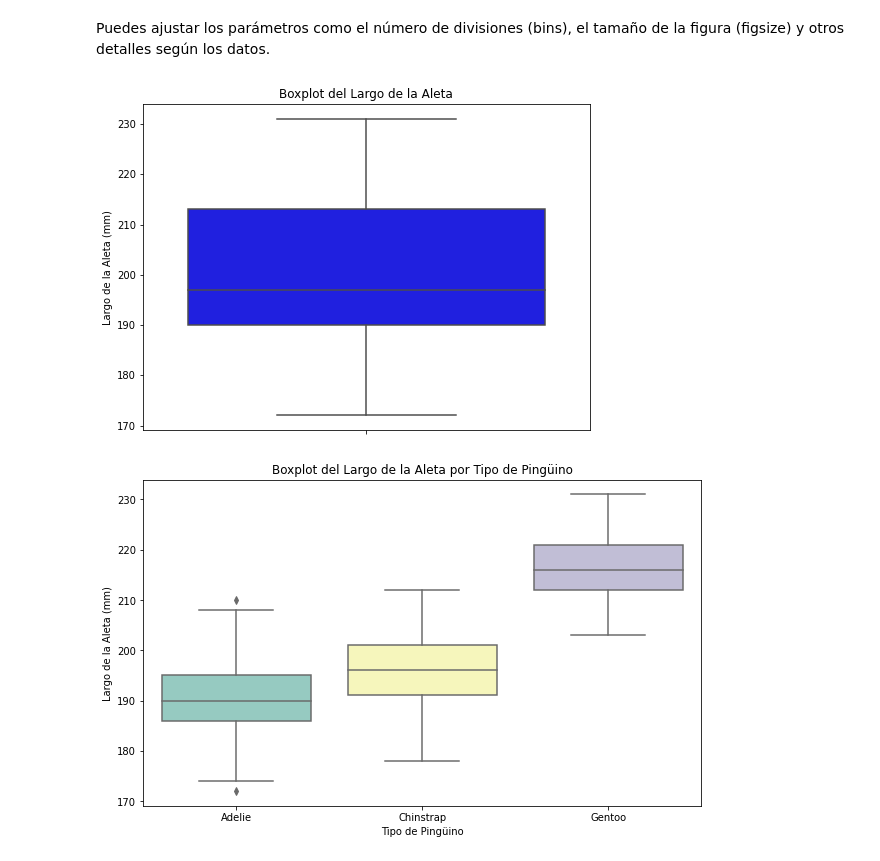
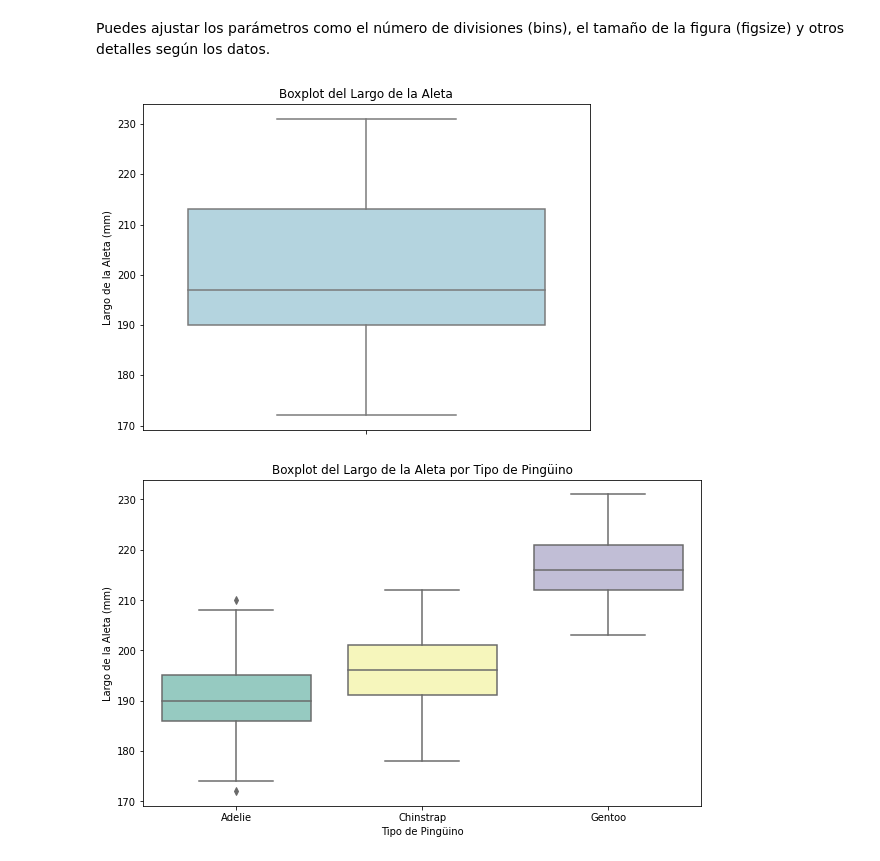
Before and after one commit to melanieoyarzun/taller_estadisticaDS, a Jupyter notebook: bloque1-tallerSTASIDS_EDA.ipynb, the cells around one changed output. Saved outputs shown, nothing was run; the diff lists cells and outputs as text; code cells hidden in the pictures.

```diff
--- a/bloque1-tallerSTASIDS_EDA.ipynb
+++ b/bloque1-tallerSTASIDS_EDA.ipynb
@@ -669,13 +669,13 @@ Puedes ajustar los parámetros como el número de divisiones (bins), el tamaño
 # %%
 # boxplot
 
 plt.figure(figsize=(8, 6))  # Opcional: ajusta el tamaño de la figura
-sns.boxplot(data=penguins, y="flipper_length_mm", color='blue')
+sns.boxplot(data=penguins, y="flipper_length_mm", color='lightblue')
 plt.title("Boxplot del Largo de la Aleta")
 plt.ylabel("Largo de la Aleta (mm)")
 plt.show()
 # %% [output]
-[figure, old version]
+[figure, new version]
 # %%
 
 # Crear el boxplot separado por tipo de pingüino
```
Also changed, not shown: parts of 5 cells of this notebook.
